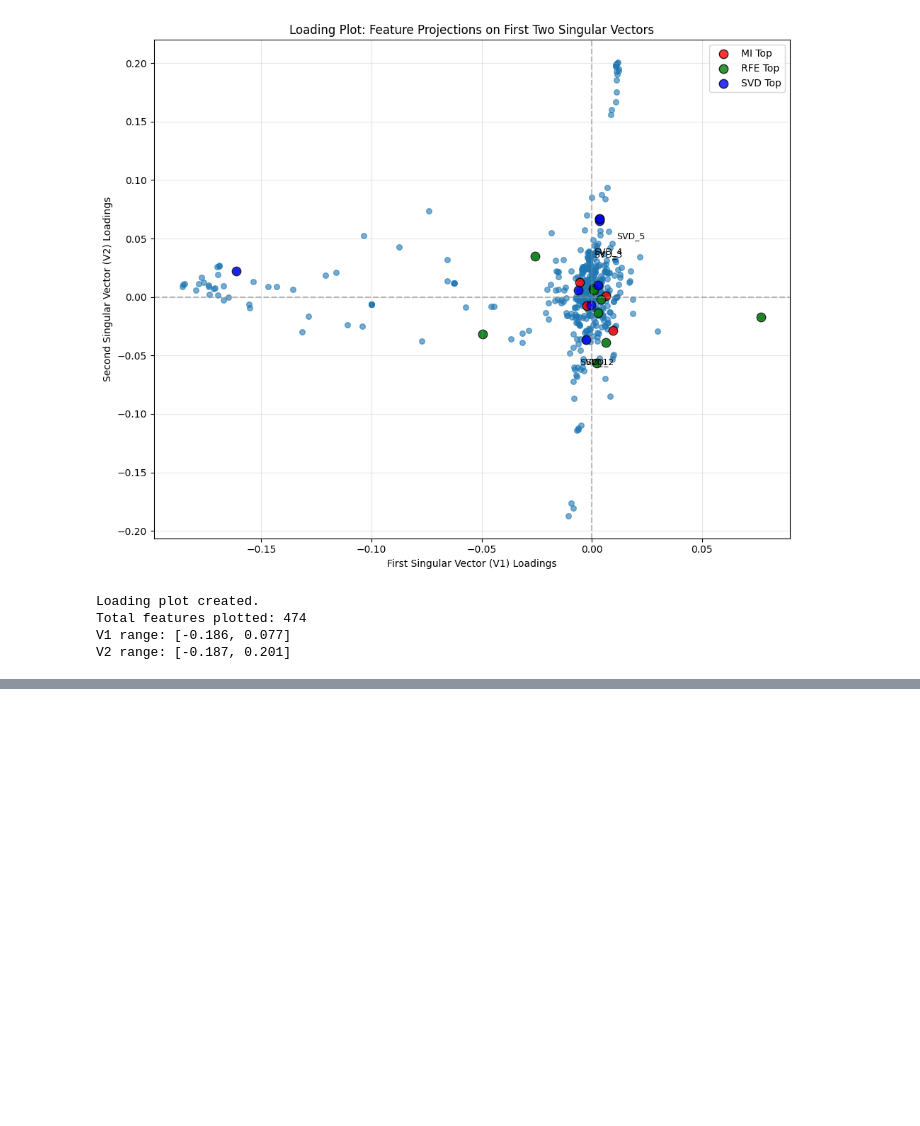
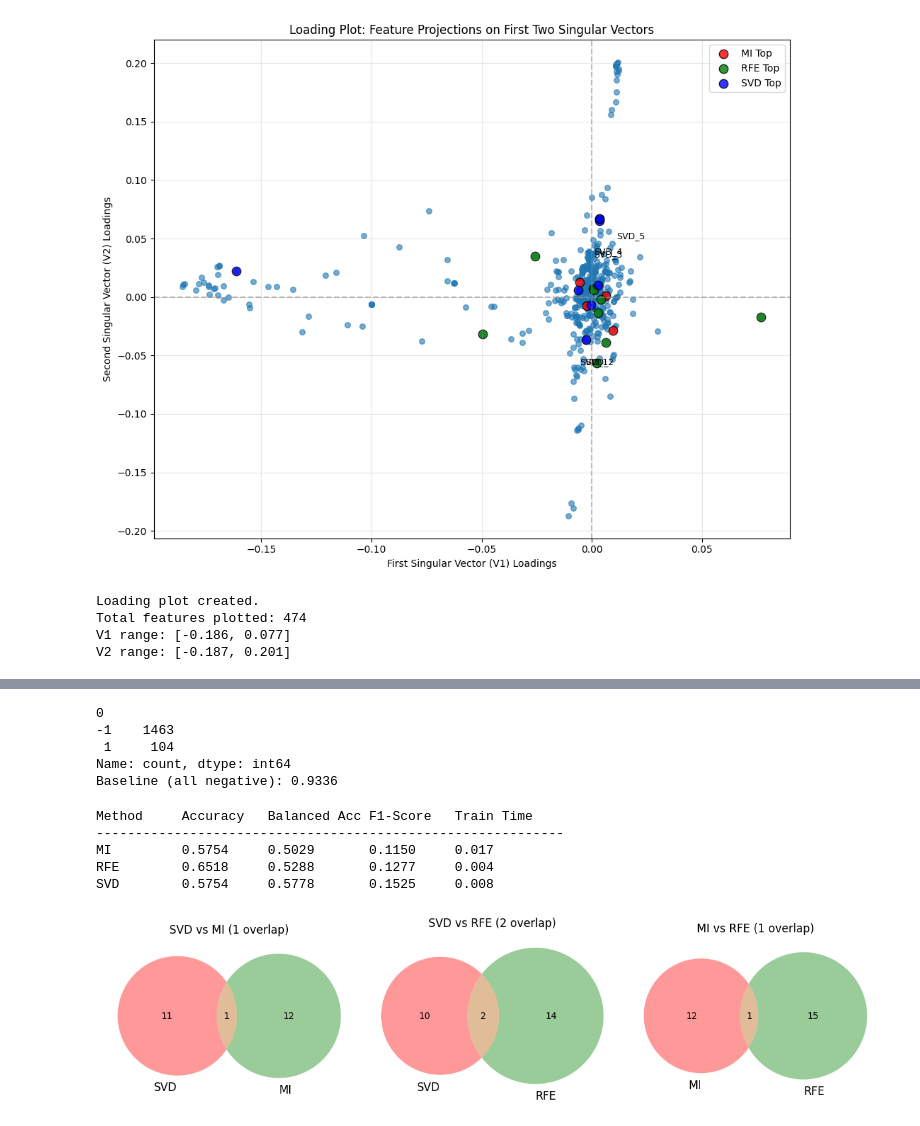
Before and after one commit to Rezarsa82/svd-feature-selection, a Jupyter notebook: main.ipynb, the cells around one changed output, grey strips where cells are left out. Cells and saved outputs as stored; diff of their text form; code cells hidden in the pictures; blank space fills up the shorter version.

```diff
--- a/main.ipynb
+++ b/main.ipynb
@@ -183,0 +249,41 @@ V2 range: [-0.187, 0.201]
+# %%
+from sklearn.linear_model import LogisticRegression
+from sklearn.model_selection import train_test_split
+from sklearn.metrics import accuracy_score, f1_score, balanced_accuracy_score, classification_report
+import matplotlib.pyplot as plt
+from matplotlib_venn import venn2
+
+print(y.value_counts())
+print(f"Baseline (all negative): {y.value_counts().iloc[0]/len(y):.4f}")
+
+X_full = data_scaled.values
+y_labels = y.values
+
+def get_valid_features(feature_list):
+    valid_idx = []
+    for f in feature_list:
+        try:
+            idx = int(f)
+            if idx < X_full.shape[1]:
+                valid_idx.append(idx)
+        except:
+            continue
+    return valid_idx
+
+mi_idx = get_valid_features(top_20_mi_features)
+rfe_idx = get_valid_features(top_20_rfe_features)
+svd_idx = get_valid_features(top_20_svd_features_norm)
+
+X_mi = X_full[:, mi_idx[:20]] if len(mi_idx) >= 20 else X_full[:, mi_idx]
+X_rfe = X_full[:, rfe_idx[:20]] if len(rfe_idx) >= 20 else X_full[:, rfe_idx]
+X_svd = X_full[:, svd_idx[:20]] if len(svd_idx) >= 20 else X_full[:, svd_idx]
+
+X_train_mi, X_test_mi, y_train, y_test = train_test_split(X_mi, y_labels, test_size=0.3, random_state=42, stratify=y_labels)
+X_train_rfe, X_test_rfe, _, _ = train_test_split(X_rfe, y_labels, test_size=0.3, random_state=42, stratify=y_labels)
+X_train_svd, X_test_svd, _, _ = train_test_split(X_svd, y_labels, test_size=0.3, random_state=42, stratify=y_labels)
+# %% [output]
+0
+-1    1463
+ 1     104
+Name: count, dtype: int64
+Baseline (all negative): 0.9336
@@ -183,0 +320,34 @@ V2 range: [-0.187, 0.201]
+# %%
+print(f"{'Method':<10} {'Accuracy':<10} {'Balanced Acc':<12} {'F1-Score':<10} {'Train Time':<10}")
+print("-" * 60)
+for metrics in [metrics_mi, metrics_rfe, metrics_svd]:
+    print(f"{metrics['method']:<10} {metrics['accuracy']:<10.4f} {metrics['balanced_accuracy']:<12.4f} "
+          f"{metrics['f1']:<10.4f} {metrics['train_time']:<10.3f}")
+
+plt.figure(figsize=(12, 4))
+
+svd_set = set([int(f) for f in top_20_svd_features_norm if int(f) < X_full.shape[1]])
+mi_set = set([int(f) for f in top_20_mi_features if int(f) < X_full.shape[1]])
+rfe_set = set([int(f) for f in top_20_rfe_features if int(f) < X_full.shape[1]])
+
+plt.subplot(1, 3, 1)
+venn2([svd_set, mi_set], set_labels=('SVD', 'MI'))
+plt.title(f'SVD vs MI ({len(svd_set & mi_set)} overlap)')
+
+plt.subplot(1, 3, 2)
+venn2([svd_set, rfe_set], set_labels=('SVD', 'RFE'))
+plt.title(f'SVD vs RFE ({len(svd_set & rfe_set)} overlap)')
+
+plt.subplot(1, 3, 3)
+venn2([mi_set, rfe_set], set_labels=('MI', 'RFE'))
+plt.title(f'MI vs RFE ({len(mi_set & rfe_set)} overlap)')
+
+plt.tight_layout()
+plt.show()
+# %% [output]
+Method     Accuracy   Balanced Acc F1-Score   Train Time
+------------------------------------------------------------
+MI         0.5754     0.5029       0.1150     0.017
+RFE        0.6518     0.5288       0.1277     0.004
+SVD        0.5754     0.5778       0.1525     0.008
+[figure, added]
```
Also changed, not shown: parts of 2 cells of this notebook.
